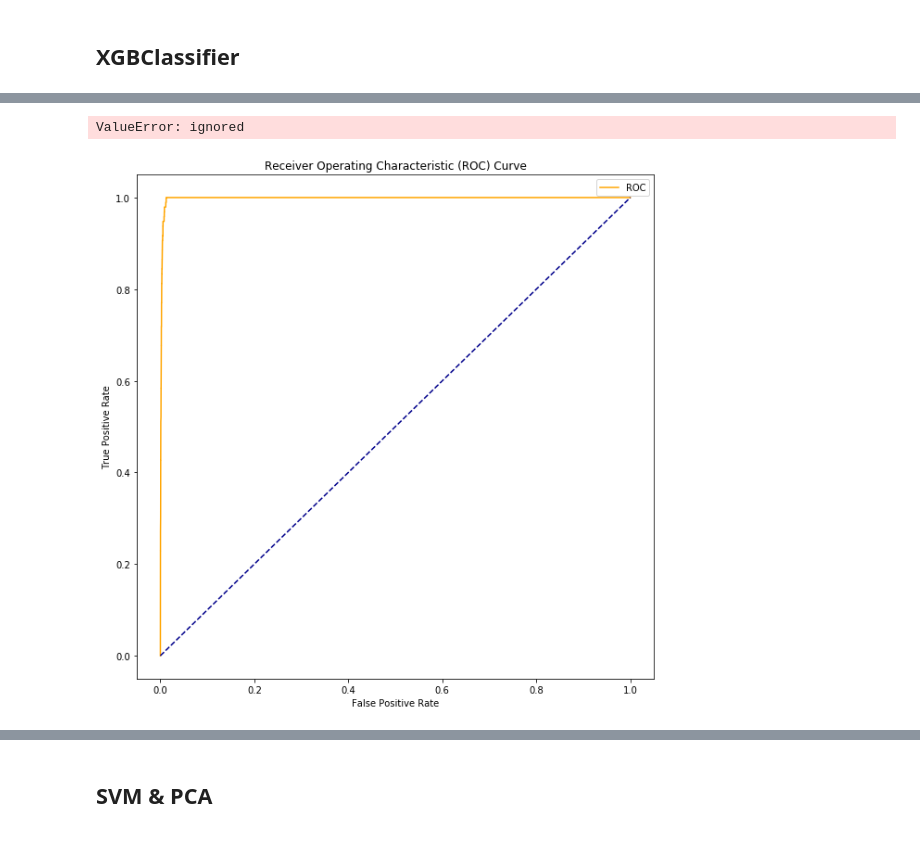
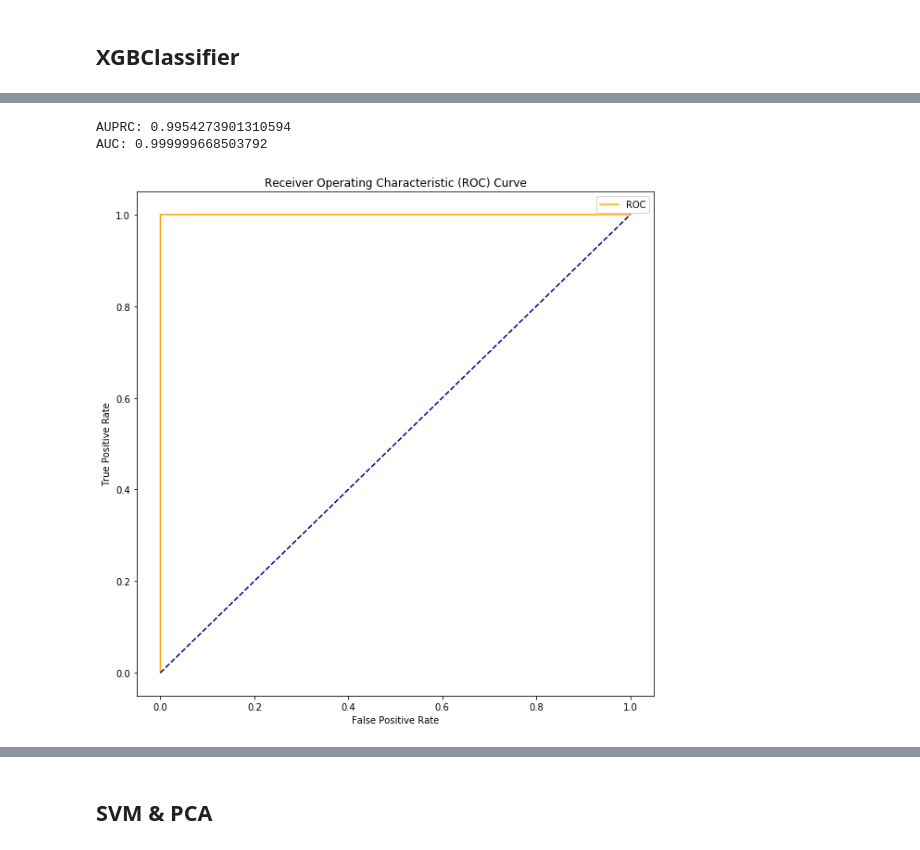
Before and after one commit to AdrianDiez/MobileFraud, a Jupyter notebook: Fraud_Detection.ipynb, the cells around one changed output, grey strips where cells are left out. Drawn from its saved outputs; the diff is of its cells as text; code cells hidden in the pictures.

```diff
--- a/Fraud_Detection.ipynb
+++ b/Fraud_Detection.ipynb
@@ -294,10 +285,10 @@ selectKBest = SelectKBest(chi2, k=10).fit(X, trainY)
 mask = selectKBest.get_support()
 
 """My new dataframe"""
-ml_df = df[[*[c for c, b in zip(X_cols, mask) if b], target]]
-ml_x_cols = [c for c in ml_df.columns if c != target]
+trainX_kbest = trainX[[*[c for c, b in zip(X_cols, mask) if b]]]
+testX_kbest = testX[[*[c for c, b in zip(X_cols, mask) if b]]]
+
+ml_df = pd.concat([trainY, trainX_kbest], axis =1)
-# %%
-trainX, testX, trainY, testY = train_test_split(ml_df[ml_x_cols], ml_df[target], test_size = 0.25, random_state = SEED)
 # %% [markdown]
 ## Data Challenge
 # %%
@@ -314,7 +305,7 @@ plt.show()
 %%time
 weights = (ml_df[target] == 0).sum() / (1.0 * (ml_df[target] == 1).sum())
 clf = XGBClassifier(max_depth = 5, scale_pos_weight = weights, n_jobs = 4)
-clf = clf.fit(ml_df[ml_x_cols], ml_df[target])
+clf = clf.fit(trainX_kbest, trainY)
 
 ## Just adding here fullWithdraw will increase the performance to "unbeliebable" levels
 # %% [output]
@@ -323,15 +314,16 @@ Wall time: 23min 27s
 # %%
-probabilities = clf.predict_proba(ml_df[ml_x_cols])
+probabilities = clf.predict_proba(trainX_kbest)
 
-print('AUPRC: {}'.format(average_precision_score(ml_df[target], probabilities[:, 1])))
-print('AUC: {}'.format(roc_auc_score(ml_df[target],probabilities[:, 1])))
+print('AUPRC: {}'.format(average_precision_score(trainY, probabilities[:, 1])))
+print('AUC: {}'.format(roc_auc_score(trainY,probabilities[:, 1])))
 # %% [output]
-ValueError: ignored
+AUPRC: 0.9954273901310594
+AUC: 0.999999668503792
 # %%
-fpr, tpr, thresholds = roc_curve(testY, probabilities[:, 1])
+fpr, tpr, thresholds = roc_curve(trainY, probabilities[:, 1])
 plot_roc_curve(fpr, tpr, figsize=(10,10))
 # %% [output]
-[figure, old version]
+[figure, new version]
 # %%
 fig = plt.figure(figsize = (15, 7))
 ax = fig.add_subplot(111)
```
Also changed, not shown: parts of 26 cells of this notebook.
